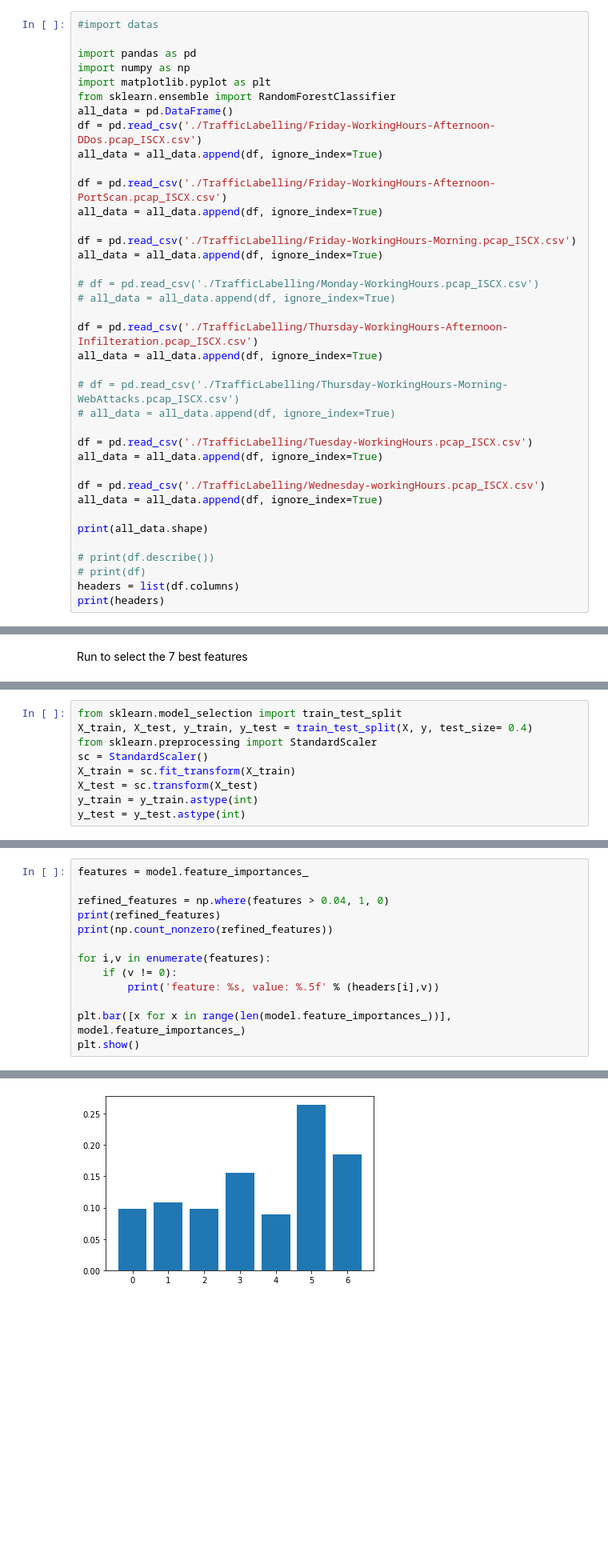
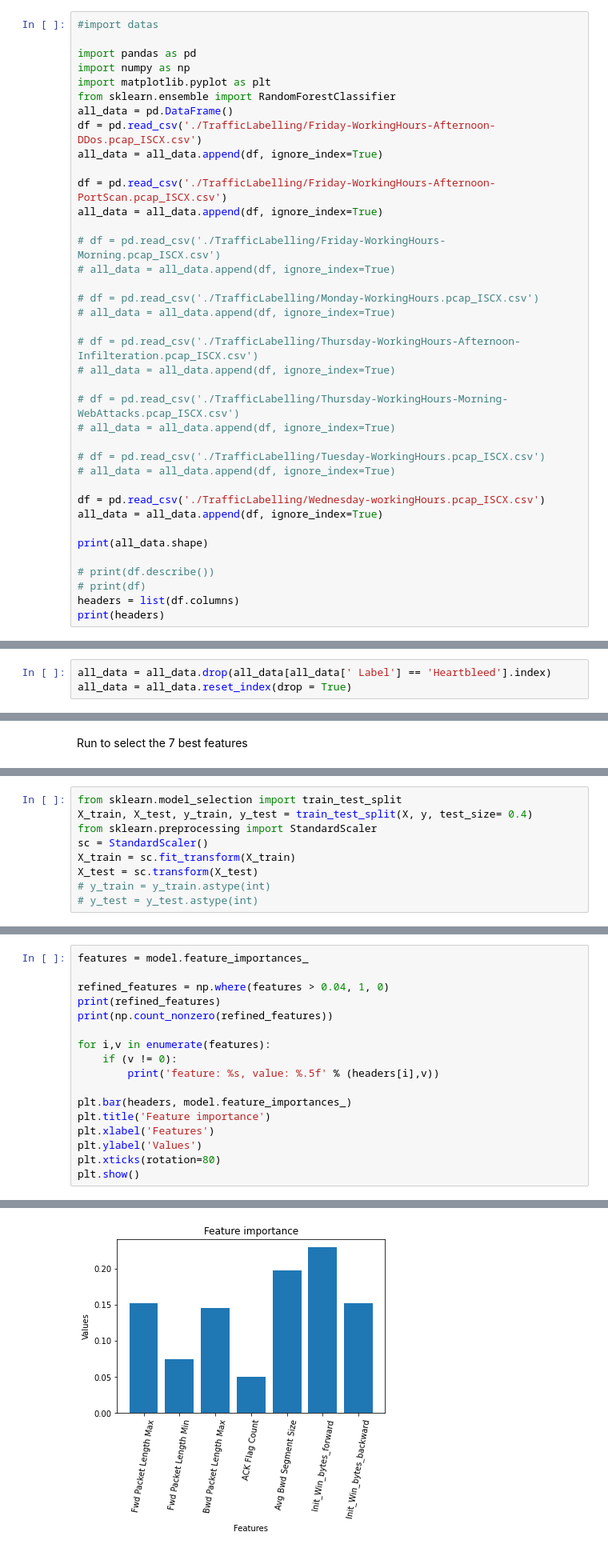
Before and after one commit to CS3244/ml-singapore, a Jupyter notebook: somewat balanced.ipynb, the cells around one changed output, grey strips where cells are left out. Shown at 80% size. Drawn from its saved outputs; the diff is of its cells as text; blank space fills up the shorter version.

```diff
--- a/somewat balanced.ipynb
+++ b/somewat balanced.ipynb
@@ -12,20 +12,20 @@ all_data = all_data.append(df, ignore_index=True)
 df = pd.read_csv('./TrafficLabelling/Friday-WorkingHours-Afternoon-PortScan.pcap_ISCX.csv')
 all_data = all_data.append(df, ignore_index=True)
 
-df = pd.read_csv('./TrafficLabelling/Friday-WorkingHours-Morning.pcap_ISCX.csv')
-all_data = all_data.append(df, ignore_index=True)
+# df = pd.read_csv('./TrafficLabelling/Friday-WorkingHours-Morning.pcap_ISCX.csv')
+# all_data = all_data.append(df, ignore_index=True)
 
 # df = pd.read_csv('./TrafficLabelling/Monday-WorkingHours.pcap_ISCX.csv')
 # all_data = all_data.append(df, ignore_index=True)
 
-df = pd.read_csv('./TrafficLabelling/Thursday-WorkingHours-Afternoon-Infilteration.pcap_ISCX.csv')
-all_data = all_data.append(df, ignore_index=True)
+# df = pd.read_csv('./TrafficLabelling/Thursday-WorkingHours-Afternoon-Infilteration.pcap_ISCX.csv')
+# all_data = all_data.append(df, ignore_index=True)
 
 # df = pd.read_csv('./TrafficLabelling/Thursday-WorkingHours-Morning-WebAttacks.pcap_ISCX.csv')
 # all_data = all_data.append(df, ignore_index=True)
 
-df = pd.read_csv('./TrafficLabelling/Tuesday-WorkingHours.pcap_ISCX.csv')
-all_data = all_data.append(df, ignore_index=True)
+# df = pd.read_csv('./TrafficLabelling/Tuesday-WorkingHours.pcap_ISCX.csv')
+# all_data = all_data.append(df, ignore_index=True)
 
 df = pd.read_csv('./TrafficLabelling/Wednesday-workingHours.pcap_ISCX.csv')
 all_data = all_data.append(df, ignore_index=True)
@@ -71,3 +73,6 @@ all_data.loc[all_data[' Label'] != 0, ' Label'] = 1
+# %%
+all_data = all_data.drop(all_data[all_data[' Label'] == 'Heartbleed'].index)
+all_data = all_data.reset_index(drop = True)
 # %% [markdown]
 Run to see distribution of labels
 # %%
@@ -157,6 +165,6 @@ from sklearn.preprocessing import StandardScaler
 sc = StandardScaler()
 X_train = sc.fit_transform(X_train)
 X_test = sc.transform(X_test)
-y_train = y_train.astype(int)
-y_test = y_test.astype(int)
+# y_train = y_train.astype(int)
+# y_test = y_test.astype(int)
 # %%
@@ -213,7 +238,11 @@ for i,v in enumerate(features):
     if (v != 0):
         print('feature: %s, value: %.5f' % (headers[i],v))
 
-plt.bar([x for x in range(len(model.feature_importances_))], model.feature_importances_)
+plt.bar(headers, model.feature_importances_)
+plt.title('Feature importance')
+plt.xlabel('Features')
+plt.ylabel('Values')
+plt.xticks(rotation=80)
 plt.show()
 # %% [output]
 [1 1 1 1 1 1 1]
@@ -228,4 +257,4 @@ feature:  Init_Win_bytes_backward, value: 0.18510
-[figure, old version]
+[figure, new version]
 # %%
 np.argmax(model.feature_importances_)
 # %% [output]
```
Also changed, not shown: parts of 11 cells of this notebook.
